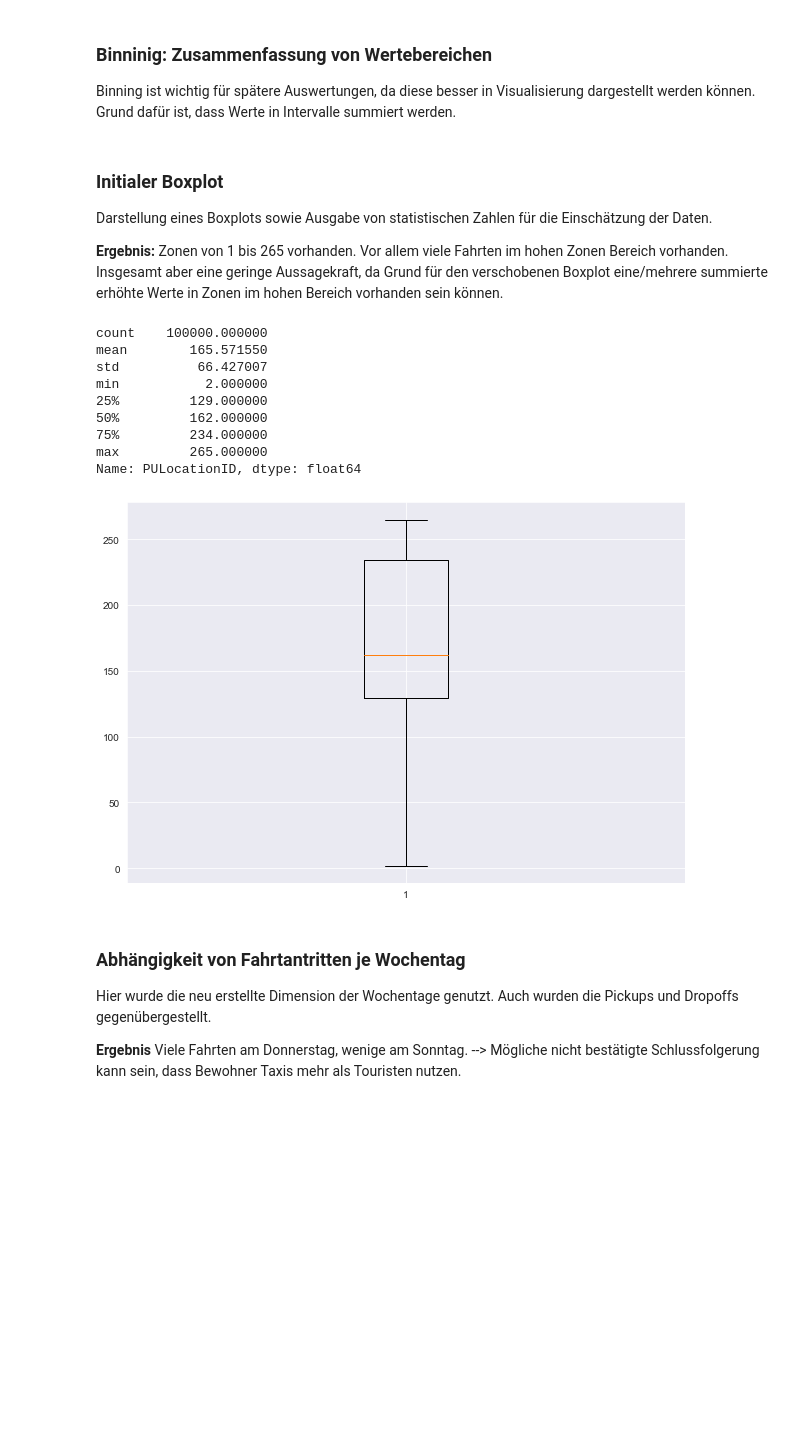
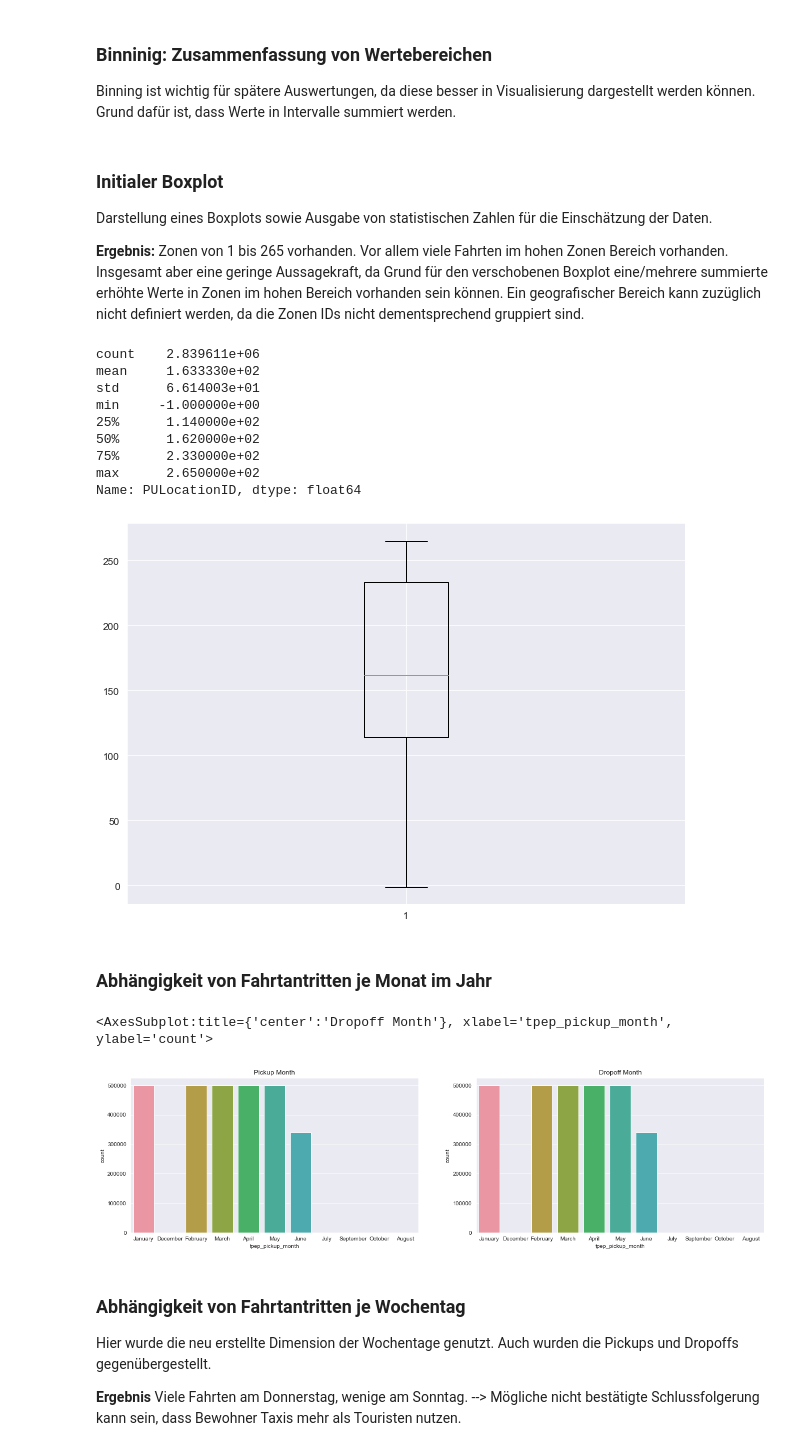
Before and after one commit to kenoc1/nyc-taxi-data, a Jupyter notebook: notebooks/scatter.ipynb, the cells around one changed output. Cells and saved outputs as stored; diff of their text form; code cells hidden in the pictures; blank space fills up the shorter version.

```diff
--- a/notebooks/scatter.ipynb
+++ b/notebooks/scatter.ipynb
@@ -11,9 +11,7 @@ import seaborn as sns
 import numpy as np
 import matplotlib.pyplot as plt
 
-df = pd.read_csv("../data/cleaned/randomized_aggregated_for_one_year.csv", nrows=100000)
-#df_04 = pd.read_csv("../data/cleaned/randomized/yellow_tripdata_2019-04.csv", nrows=100000)
-#df = df_04
+df = pd.read_csv("../data/cleaned/randomized_aggregated_for_one_year.csv")
 # %% [markdown]
 ### Zusammenfassen von Zeitintervallen
 Entsprechende zusätzliche Informationen wurden aus den bestehenden Daten entnommen und zusätzliche Spalten gefüllt. Dabei wurden vor allem Zeitintervalle zusammengefasst sowie die Fahrdauer berechnet.
@@ -60,21 +74,14 @@ df['bins_tip'] = pd.cut(df['tip_amount'], bins=bins_tip, labels=bin_labels_tip)
 Darstellung eines Boxplots sowie Ausgabe von statistischen Zahlen für die Einschätzung der Daten.
 
 **Ergebnis:**
- Zonen von 1 bis 265 vorhanden. Vor allem viele Fahrten im hohen Zonen Bereich vorhanden. Insgesamt aber eine geringe Aussagekraft, da Grund für den verschobenen Boxplot eine/mehrere summierte erhöhte Werte in Zonen im hohen Bereich vorhanden sein können.
+ Zonen von 1 bis 265 vorhanden. Vor allem viele Fahrten im hohen Zonen Bereich vorhanden. Insgesamt aber eine geringe Aussagekraft, da Grund für den verschobenen Boxplot eine/mehrere summierte erhöhte Werte in Zonen im hohen Bereich vorhanden sein können. Ein geografischer Bereich kann zuzüglich nicht definiert werden, da die Zonen IDs nicht dementsprechend gruppiert sind.
 # %%
 # boxplot
-import matplotlib.pyplot as plt
-import numpy as np
-
-
 # Creating dataset
 fig = plt.figure(figsize =(10, 7))
 
 # Creating plot
-
 plt.boxplot(df['PULocationID'])
-#plt.boxplot(df['tpep_pickup_day_numeric'])
-#plt.boxplot(df['fare_amount'])
 
 # describe PUL
 print(df['PULocationID'].describe())
@@ -82,16 +89,28 @@ print(df['PULocationID'].describe())
 # show plot
 plt.show()
 # %% [output]
-count    100000.000000
-mean        165.571550
-std          66.427007
-min           2.000000
-25%         129.000000
-50%         162.000000
-75%         234.000000
-max         265.000000
+count    2.839611e+06
+mean     1.633330e+02
+std      6.614003e+01
+min     -1.000000e+00
+25%      1.140000e+02
+50%      1.620000e+02
+75%      2.330000e+02
+max      2.650000e+02
 Name: PULocationID, dtype: float64
-[figure, old version]
+[figure, new version]
+# %% [markdown]
+### Abhängigkeit von Fahrtantritten je Monat im Jahr
+# %%
+#trips per hour
+figure,(ax01,ax02)=plt.subplots(ncols=2,figsize=(20,5))
+ax01.set_title('Pickup Month')
+sns.countplot(x="tpep_pickup_month",data=df,ax=ax01)
+ax02.set_title('Dropoff Month')
+sns.countplot(x="tpep_pickup_month",data=df,ax=ax02)
+# %% [output]
+<AxesSubplot:title={'center':'Dropoff Month'}, xlabel='tpep_pickup_month', ylabel='count'>
+[figure, added]
 # %% [markdown]
 ### Abhängigkeit von Fahrtantritten je Wochentag
 Hier wurde die neu erstellte Dimension der Wochentage genutzt. Auch wurden die Pickups und Dropoffs gegenübergestellt.
```
Also changed, not shown: parts of 14 cells of this notebook.
